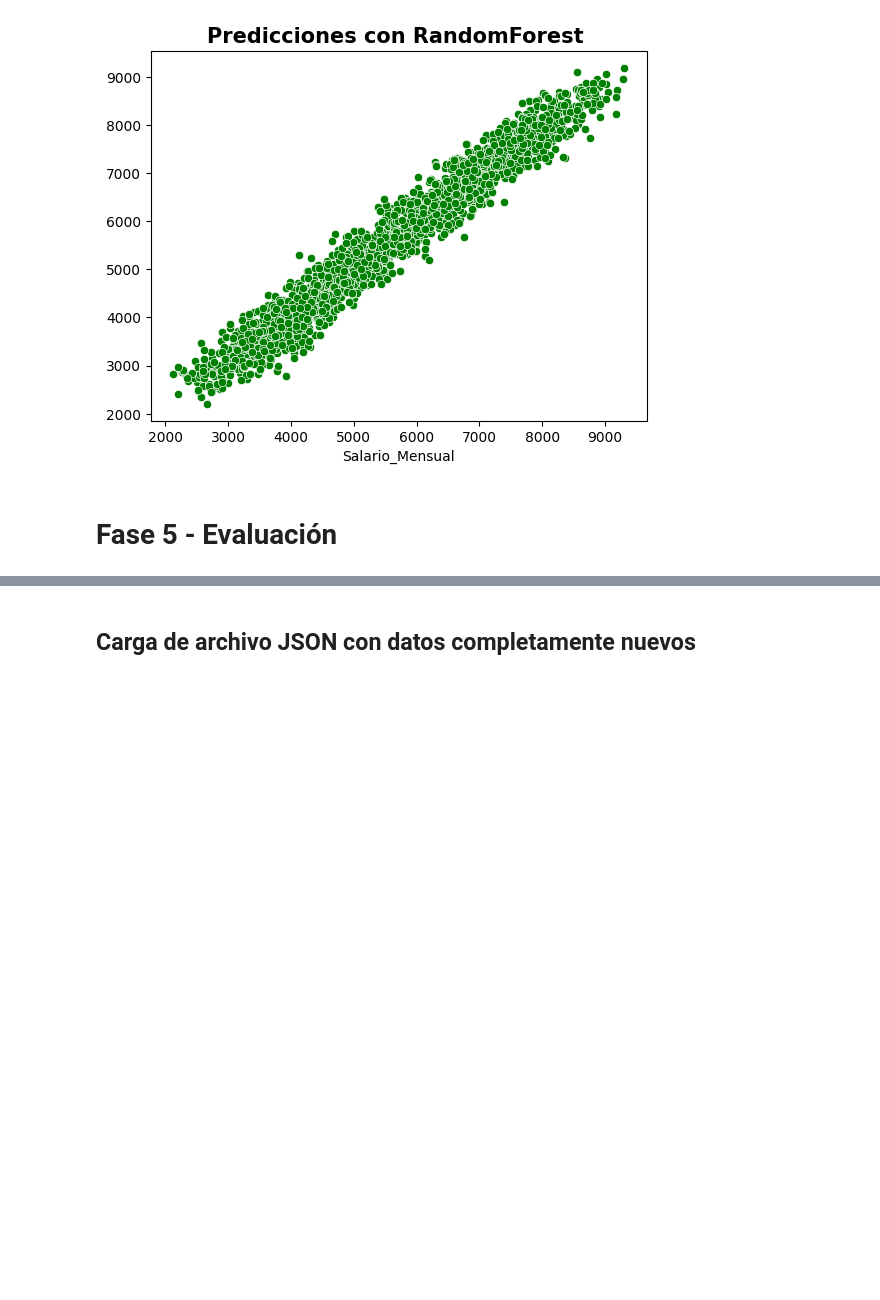
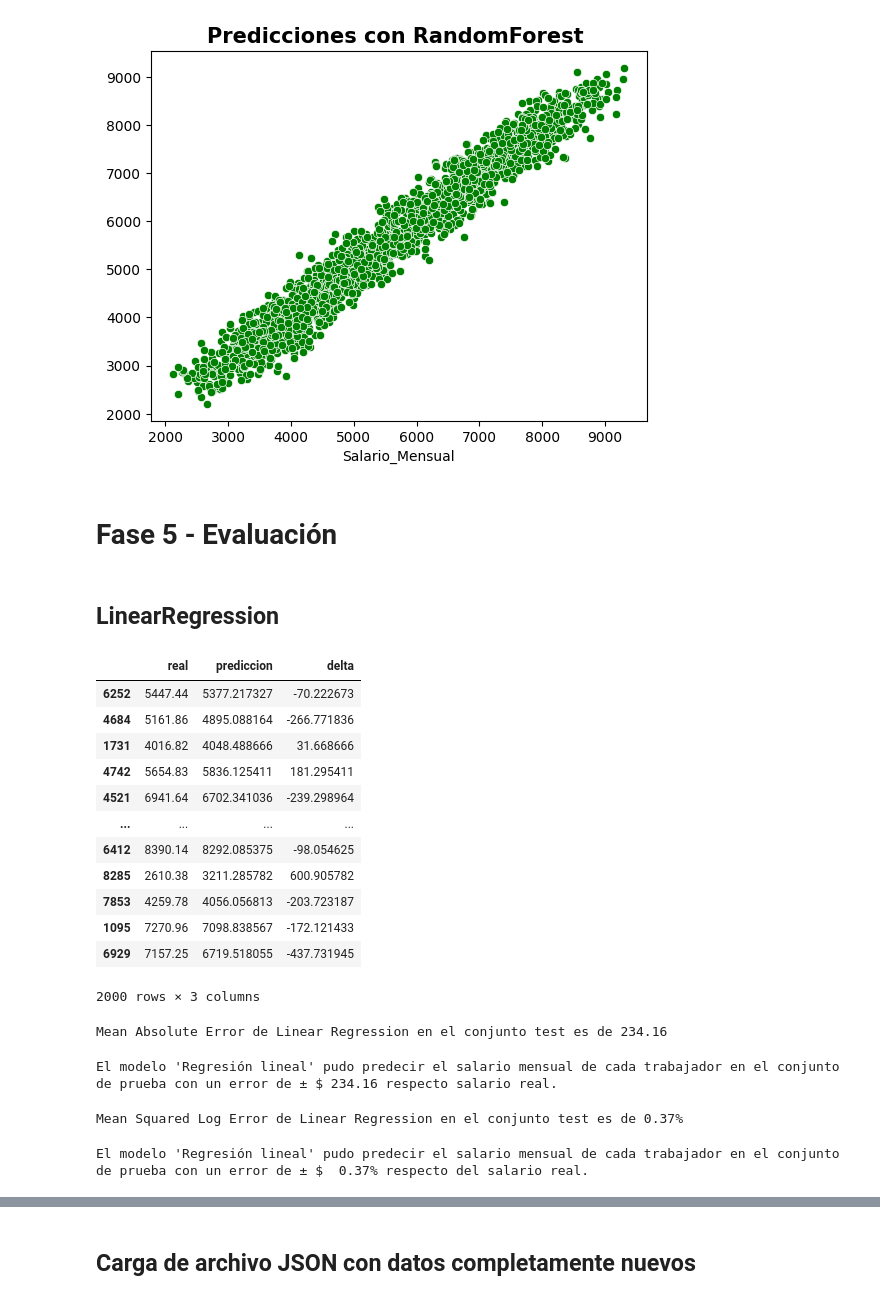
Before and after one commit to Pandoraboy/datosJsonE2, a Jupyter notebook: E2_MoisesA_NicolasJ_MauricioB.ipynb, the cells around one changed output, grey strips where cells are left out. Cells and saved outputs as stored; diff of their text form; code cells hidden in the pictures; blank space fills up the shorter version.

```diff
--- a/E2_MoisesA_NicolasJ_MauricioB.ipynb
+++ b/E2_MoisesA_NicolasJ_MauricioB.ipynb
@@ -484,0 +522,38 @@ plt.title("Predicciones con RandomForest ", fontsize=15, fontweight="bold");
+# %% [markdown]
+## LinearRegression
+# %%
+# Se evalua el Modelo de Regresión Lineal
+d = {"real": y_test, "prediccion": y_pred_all}
+df_lr = pd.DataFrame(data=d)
+df_lr["delta"] = df_lr["prediccion"]-df_lr["real"]
+df_lr
+# %% [output]
+|  | real | prediccion | delta |
+| 6252 | 5447.44 | 5377.217327 | -70.222673 |
+| 4684 | 5161.86 | 4895.088164 | -266.771836 |
+| 1731 | 4016.82 | 4048.488666 | 31.668666 |
+| 4742 | 5654.83 | 5836.125411 | 181.295411 |
+| 4521 | 6941.64 | 6702.341036 | -239.298964 |
+| ... | ... | ... | ... |
+| 6412 | 8390.14 | 8292.085375 | -98.054625 |
+| 8285 | 2610.38 | 3211.285782 | 600.905782 |
+| 7853 | 4259.78 | 4056.056813 | -203.723187 |
+| 1095 | 7270.96 | 7098.838567 | -172.121433 |
+| 6929 | 7157.25 | 6719.518055 | -437.731945 |
+2000 rows × 3 columns
+# %%
+print("Mean Absolute Error de Linear Regression en el conjunto test es de {:.2f}".format(mean_absolute_error(y_test, y_pred)))
+# %% [output]
+Mean Absolute Error de Linear Regression en el conjunto test es de 234.16
+# %%
+mae_interpretacion("Regresión lineal", mean_absolute_error(y_test, y_pred))
+# %% [output]
+El modelo 'Regresión lineal' pudo predecir el salario mensual de cada trabajador en el conjunto de prueba con un error de ± $ 234.16 respecto salario real.
+# %%
+print("Mean Squared Log Error de Linear Regression en el conjunto test es de {:.2%}".format(mean_squared_log_error(y_test,y_pred)))
+# %% [output]
+Mean Squared Log Error de Linear Regression en el conjunto test es de 0.37%
+# %%
+msle_interpretacion("Regresión lineal", mean_squared_log_error(y_test,y_pred))
+# %% [output]
+El modelo 'Regresión lineal' pudo predecir el salario mensual de cada trabajador en el conjunto de prueba con un error de ± $  0.37% respecto del salario real.
```
Also changed, not shown: parts of 8 cells of this notebook.
